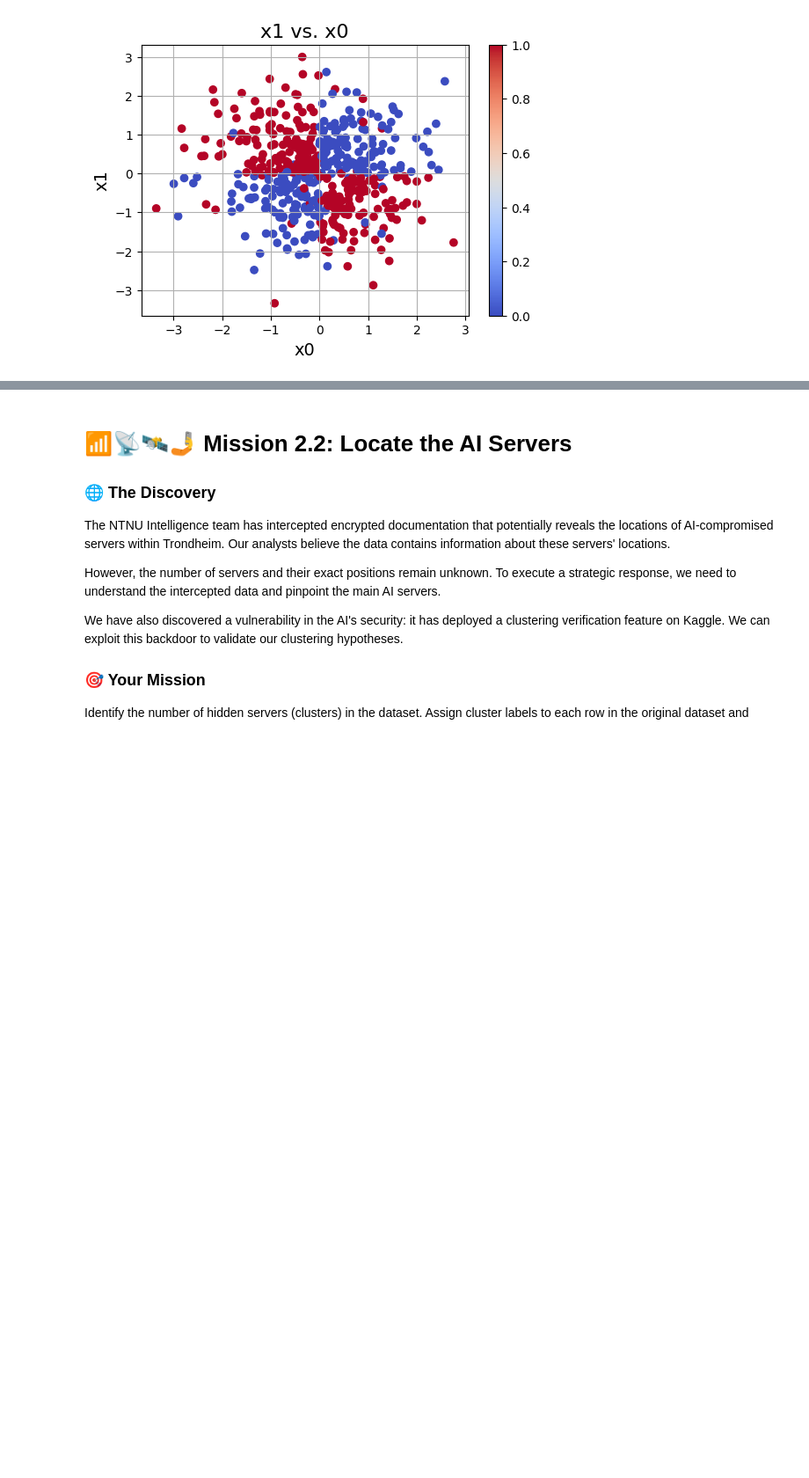
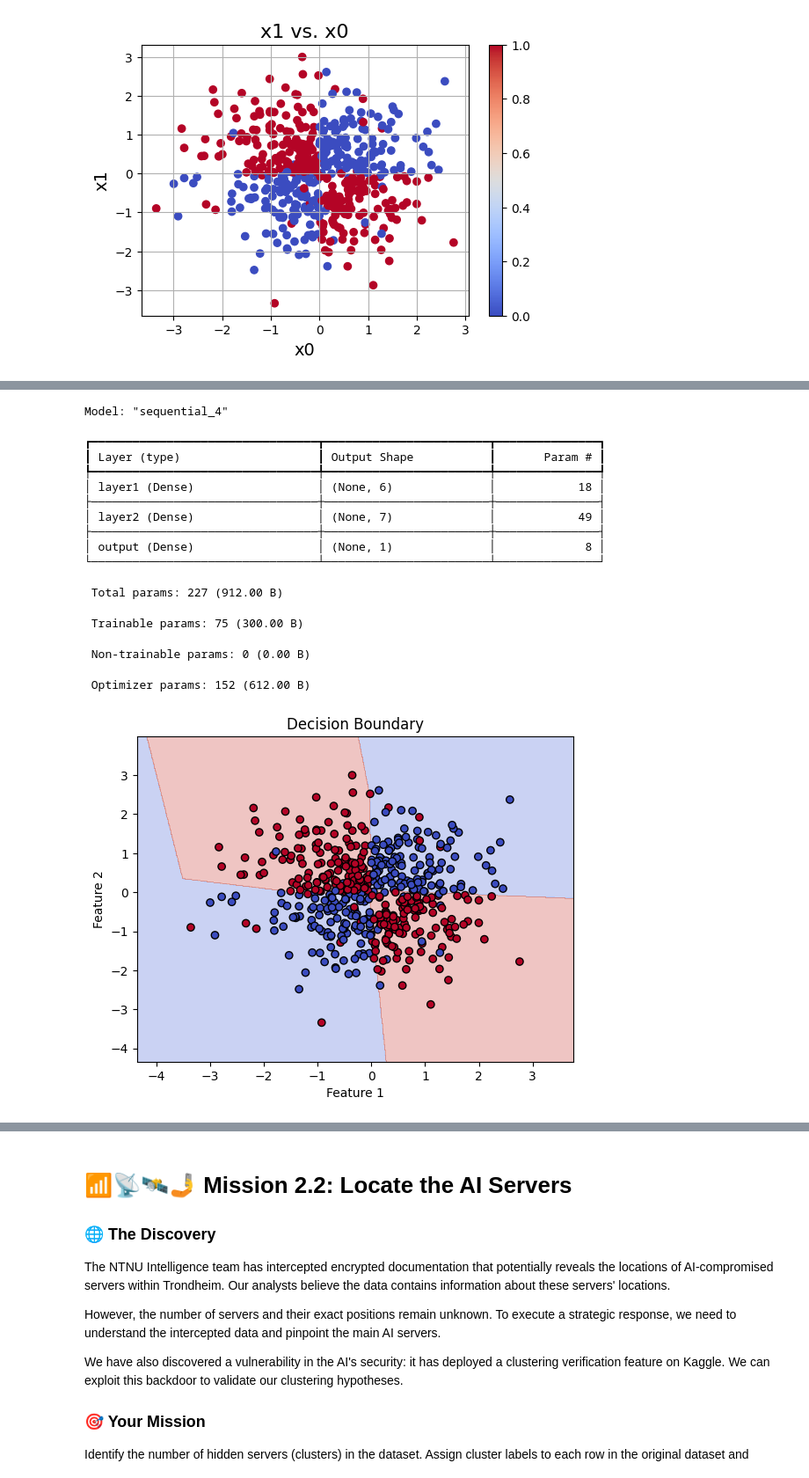
Before and after one commit to baardby/Intro-To-ML-Assignment-2, a Jupyter notebook: Chapter_2.ipynb, the cells around one changed output, grey strips where cells are left out. Shown at 88% size. Saved outputs shown, nothing was run; the diff lists cells and outputs as text; code cells hidden in the pictures; blank space fills up the shorter version.

```diff
--- a/Chapter_2.ipynb
+++ b/Chapter_2.ipynb
@@ -67,10 +67,10 @@ data = pd.read_csv('nn_data.csv')
 train = data[data['split'] == 'train']
 test = data[data['split'] == 'test']
 
-X_train_1 = train[['x0', 'x1']]
-y_train_1 = train['y']
-X_test_1 = test[['x0', 'x1']]
-y_test_1 = test['y']
+X_train_1 = train[['x0', 'x1']].to_numpy()
+y_train_1 = train['y'].to_numpy()
+X_test_1 = test[['x0', 'x1']].to_numpy()
+y_test_1 = test['y'].to_numpy()
 # %%
 plt.figure(figsize=(6, 4))
 plt.scatter(train['x0'], train['x1'], c=train['y'], cmap='coolwarm')
@@ -96,7 +96,7 @@ def make_scheduler(base_learning_rate, total_epochs, warmup_epochs):
     return scheduler
 
 total_epochs = 100
-base_learning_rate = 0.1
+base_learning_rate = 0.3
 warmup_epochs = 5
 
 lr_fn = make_scheduler(base_learning_rate, total_epochs, warmup_epochs)
@@ -105,6 +105,16 @@ from tensorflow.keras.callbacks import LearningRateScheduler
 from tensorflow.keras.optimizers import Adam
 from tensorflow.keras.models import Sequential
 from tensorflow.keras.layers import Dense
+from tensorflow.random import set_seed
+import os
+import random
+from tensorflow.keras.utils import plot_model
+
+SEED = 23
+set_seed(SEED)
+random.seed(SEED)
+np.random.seed(SEED)
+os.environ['PYTHONHASHSEED'] = str(SEED)
 
 lr_callback = LearningRateScheduler(lr_fn)
 model_1 = Sequential()
@@ -122,8 +132,28 @@ history = model_1.fit(
     epochs=total_epochs,
     callbacks=[lr_callback],
     batch_size=64,
+    shuffle=False
 )
 results = model_1.evaluate(X_test_1, y_test_1, batch_size=64)
 print("Test accuracy: ", results[1])
+model_1.summary()
+
+h = 0.01
+x0_min, x0_max = X_train_1[:, 0].min() - 1, X_train_1[:, 0].max() + 1
+x1_min, x1_max = X_train_1[:, 1].min() - 1, X_train_1[:, 1].max() + 1
+x0x0, x1x1 = np.meshgrid(np.arange(x0_min, x0_max, h), np.arange(x1_min, x1_max, h))
+
+grid = np.c_[x0x0.ravel(), x1x1.ravel()]
+preds = model_1.predict(grid, verbose=0)
+preds = (preds > 0.5).astype(int)
+Z = preds.reshape(x0x0.shape)
+
+plt.contourf(x0x0, x1x1, Z, cmap=plt.cm.coolwarm, alpha=0.3)
+
+plt.scatter(X_train_1[:,0], X_train_1[:,1], c=y_train_1, cmap=plt.cm.coolwarm, edgecolors="k")
+plt.xlabel("Feature 1")
+plt.ylabel("Feature 2")
+plt.title("Decision Boundary")
+plt.show()
 # %% [output]
 Epoch 1/100
@@ -145,0 +176,15 @@ Test accuracy:  0.9259999990463257
+Model: "sequential_4"
+┏━━━━━━━━━━━━━━━━━━━━━━━━━━━━━━━━━┳━━━━━━━━━━━━━━━━━━━━━━━━┳━━━━━━━━━━━━━━━┓
+┃ Layer (type)                    ┃ Output Shape           ┃       Param # ┃
+┡━━━━━━━━━━━━━━━━━━━━━━━━━━━━━━━━━╇━━━━━━━━━━━━━━━━━━━━━━━━╇━━━━━━━━━━━━━━━┩
+│ layer1 (Dense)                  │ (None, 6)              │            18 │
+├─────────────────────────────────┼────────────────────────┼───────────────┤
+│ layer2 (Dense)                  │ (None, 7)              │            49 │
+├─────────────────────────────────┼────────────────────────┼───────────────┤
+│ output (Dense)                  │ (None, 1)              │             8 │
+└─────────────────────────────────┴────────────────────────┴───────────────┘
+ Total params: 227 (912.00 B)
+ Trainable params: 75 (300.00 B)
+ Non-trainable params: 0 (0.00 B)
+ Optimizer params: 152 (612.00 B)
+[figure, added]
```
Also changed, not shown: parts of 2 cells of this notebook.
